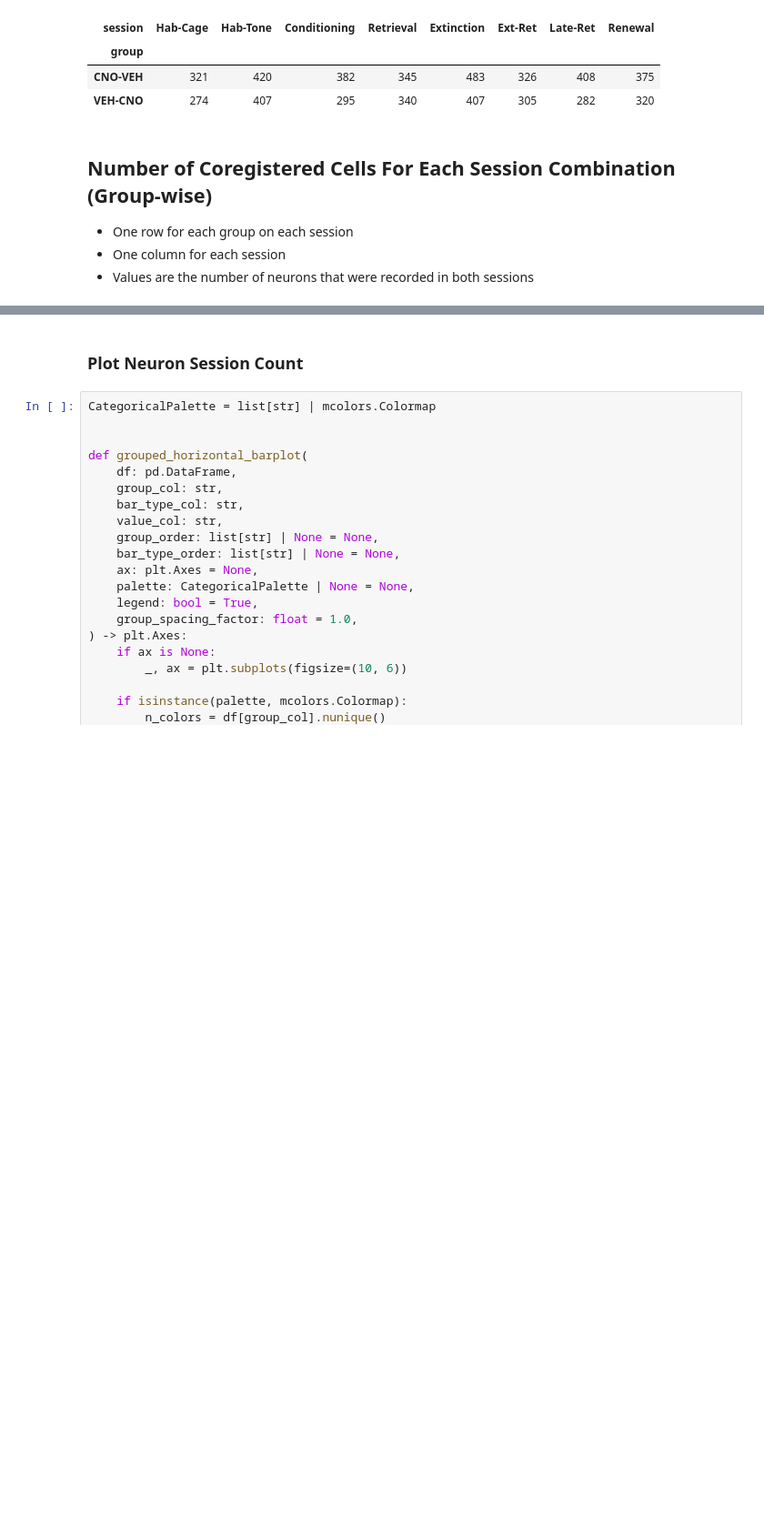
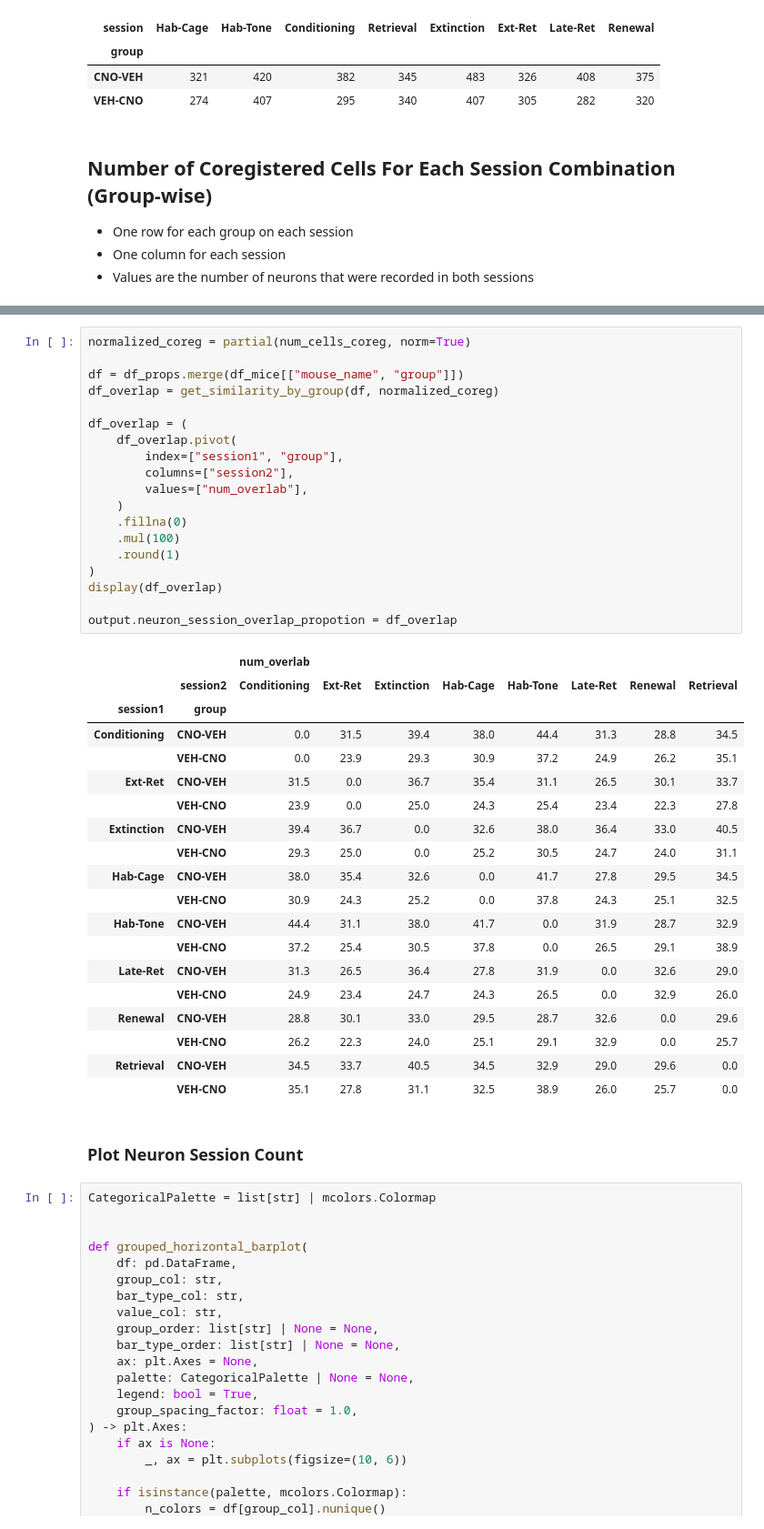
Before and after one commit to Ruairi-osul/astrocyte-project, a Jupyter notebook: notebooks/01 - Dataset/num_neurons.ipynb, the cells around one changed output, grey strips where cells are left out. Shown at 91% size. Saved outputs shown, nothing was run; the diff lists cells and outputs as text; blank space fills up the shorter version.

```diff
--- a/notebooks/01 - Dataset/num_neurons.ipynb
+++ b/notebooks/01 - Dataset/num_neurons.ipynb
@@ -209,3 +228,42 @@ display(df_overlap)
+# %%
+normalized_coreg = partial(num_cells_coreg, norm=True)
+
+df = df_props.merge(df_mice[["mouse_name", "group"]])
+df_overlap = get_similarity_by_group(df, normalized_coreg)
+
+df_overlap = (
+    df_overlap.pivot(
+        index=["session1", "group"],
+        columns=["session2"],
+        values=["num_overlab"],
+    )
+    .fillna(0)
+    .mul(100)
+    .round(1)
+)
+display(df_overlap)
+
+output.neuron_session_overlap_propotion = df_overlap
+# %% [output]
+|  |  | num_overlab |  |  |  |  |  |  |  |
+|  | session2 | Conditioning | Ext-Ret | Extinction | Hab-Cage | Hab-Tone | Late-Ret | Renewal | Retrieval |
+| session1 | group |  |  |  |  |  |  |  |  |
+| Conditioning | CNO-VEH | 0.0 | 31.5 | 39.4 | 38.0 | 44.4 | 31.3 | 28.8 | 34.5 |
+|  | VEH-CNO | 0.0 | 23.9 | 29.3 | 30.9 | 37.2 | 24.9 | 26.2 | 35.1 |
+| Ext-Ret | CNO-VEH | 31.5 | 0.0 | 36.7 | 35.4 | 31.1 | 26.5 | 30.1 | 33.7 |
+|  | VEH-CNO | 23.9 | 0.0 | 25.0 | 24.3 | 25.4 | 23.4 | 22.3 | 27.8 |
+| Extinction | CNO-VEH | 39.4 | 36.7 | 0.0 | 32.6 | 38.0 | 36.4 | 33.0 | 40.5 |
+|  | VEH-CNO | 29.3 | 25.0 | 0.0 | 25.2 | 30.5 | 24.7 | 24.0 | 31.1 |
+| Hab-Cage | CNO-VEH | 38.0 | 35.4 | 32.6 | 0.0 | 41.7 | 27.8 | 29.5 | 34.5 |
+|  | VEH-CNO | 30.9 | 24.3 | 25.2 | 0.0 | 37.8 | 24.3 | 25.1 | 32.5 |
+| Hab-Tone | CNO-VEH | 44.4 | 31.1 | 38.0 | 41.7 | 0.0 | 31.9 | 28.7 | 32.9 |
+|  | VEH-CNO | 37.2 | 25.4 | 30.5 | 37.8 | 0.0 | 26.5 | 29.1 | 38.9 |
+| Late-Ret | CNO-VEH | 31.3 | 26.5 | 36.4 | 27.8 | 31.9 | 0.0 | 32.6 | 29.0 |
+|  | VEH-CNO | 24.9 | 23.4 | 24.7 | 24.3 | 26.5 | 0.0 | 32.9 | 26.0 |
+| Renewal | CNO-VEH | 28.8 | 30.1 | 33.0 | 29.5 | 28.7 | 32.6 | 0.0 | 29.6 |
+|  | VEH-CNO | 26.2 | 22.3 | 24.0 | 25.1 | 29.1 | 32.9 | 0.0 | 25.7 |
+| Retrieval | CNO-VEH | 34.5 | 33.7 | 40.5 | 34.5 | 32.9 | 29.0 | 29.6 | 0.0 |
+|  | VEH-CNO | 35.1 | 27.8 | 31.1 | 32.5 | 38.9 | 26.0 | 25.7 | 0.0 |
 # %% [markdown]
 ### Plot Neuron Session Count
 # %%
```
Also changed, not shown: parts of 6 cells of this notebook.
